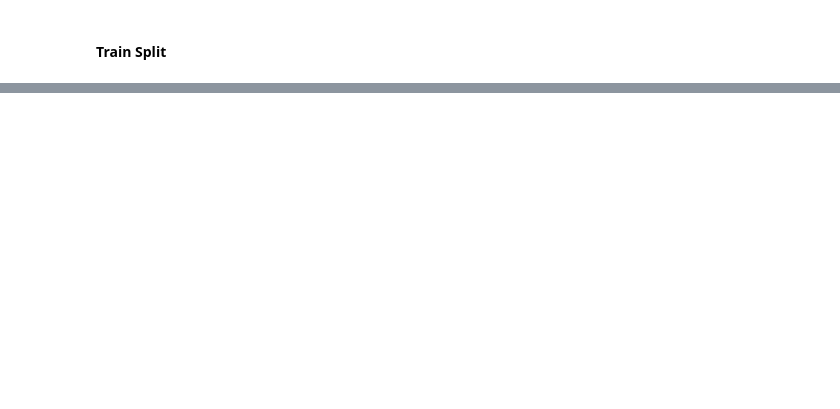
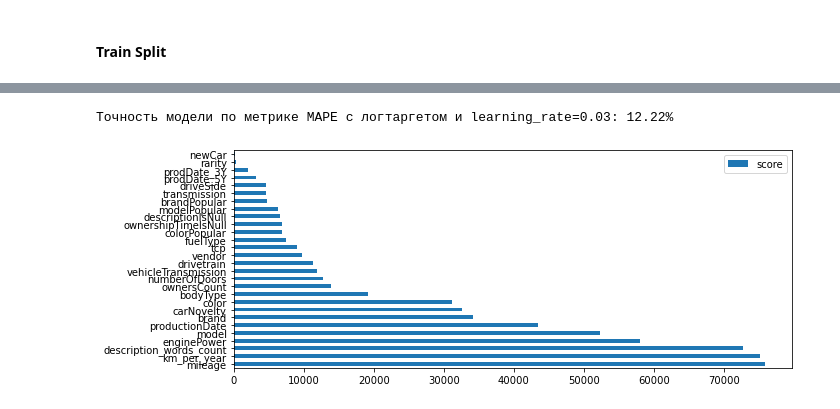
Before and after one commit to LudmilaGR/SF_DSPR_28_Gil, a Jupyter notebook: module_6/[SF-DST Car Price Prediction] Modelling DSPR-28 .ipynb, the cells around one changed output, grey strips where cells are left out. Cells and saved outputs as stored; diff of their text form; code cells hidden in the pictures; blank space fills up the shorter version.

```diff
--- a/module_6/[SF-DST Car Price Prediction] Modelling DSPR-28 .ipynb
+++ b/module_6/[SF-DST Car Price Prediction] Modelling DSPR-28 .ipynb
@@ -3347,0 +460,11 @@ sample_submission.head(10)
+# %%
+# с логарифмированием целевой переменной
+xgb_reg_log = xgb.XGBRegressor(objective='reg:squarederror', colsample_bytree=0.5,
+                          learning_rate=0.03, max_depth=12, alpha=1,
+                          n_estimators=1000)
+xgb_reg_log.fit(X_train, np.log(y_train))
+
+print(
+    f"Точность модели по метрике MAPE с логтаргетом и learning_rate=0.03: {(mape(y_test, np.exp(xgb_reg_log.predict(X_test))))*100:0.2f}%")
+
+predict_submission = np.exp(xgb_reg_log.predict(X_sub))
@@ -3347,0 +522,11 @@ sample_submission.head(10)
+# %%
+best_xgb = xgb_list[3]
+best_xgb
+
+#alpha=1, base_score=0.5, booster='gbtree', colsample_bylevel=1,
+#             colsample_bynode=1, colsample_bytree=0.5, gamma=0, gpu_id=-1,
+#             importance_type='gain', interaction_constraints='',
+#             min_child_weight=1, missing=nan, monotone_constraints='()',
+#             n_estimators=1000, n_jobs=0, num_parallel_tree=1, random_state=0,
+#             reg_alpha=1, reg_lambda=1, scale_pos_weight=1, subsample=1,
+#             tree_method='exact', validate_parameters=1, verbosity=None
@@ -3347,0 +542,18 @@ sample_submission.head(10)
+# %%
+best_xgb.fit(X_train, np.log(y_train))
+
+print(
+    f"Точность модели best_xgb по метрике MAPE с логтаргетом: {(mape(y_test, np.exp(best_xgb.predict(X_test))))*100:0.2f}%")
+
+predict_submission = np.exp(best_xgb.predict(X_sub))
+# %% [output]
+Точность модели по метрике MAPE с логтаргетом и learning_rate=0.03: 12.22%
+# %%
+feature_important = best_xgb.get_booster().get_score(importance_type='weight')
+keys = list(feature_important.keys())
+values = list(feature_important.values())
+
+data = pd.DataFrame(data=values, index=keys, columns=["score"]).sort_values(by = "score", ascending=False)
+data.plot(kind='barh');
+# %% [output]
+[figure, added]
```
Also changed, not shown: parts of 576 cells of this notebook, 3 other files.
